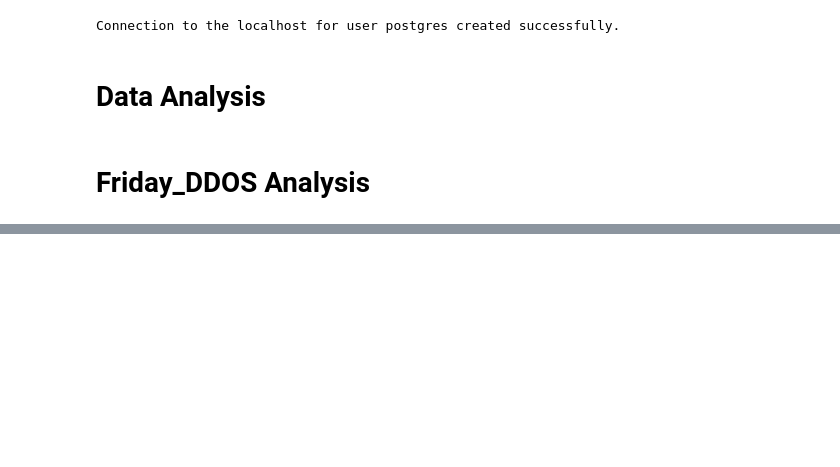
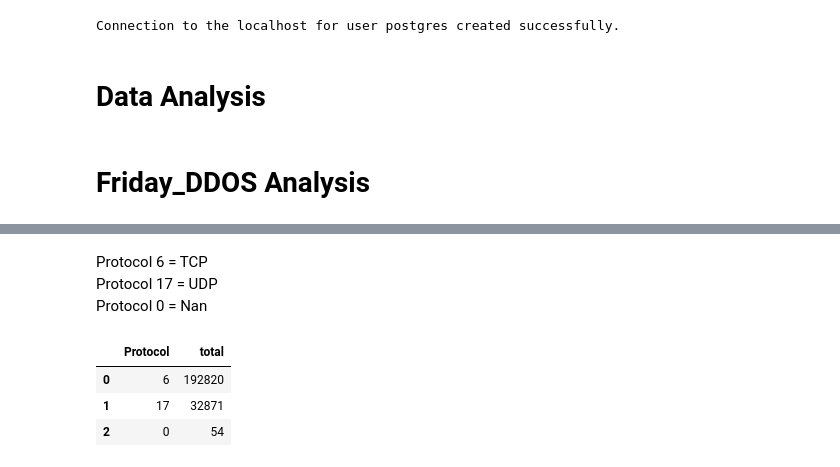
Before and after one commit to lka1459/cybersecurity-analytics-dashboard, a Jupyter notebook: notebook/01_analysis.ipynb, the cells around one changed output, grey strips where cells are left out. Cells and saved outputs as stored; diff of their text form; code cells hidden in the pictures; blank space fills up the shorter version.

```diff
--- a/notebook/01_analysis.ipynb
+++ b/notebook/01_analysis.ipynb
@@ -150,0 +194,13 @@ After removing missing values: (225741, 79)
+# %%
+protocols = query_database('SELECT " Protocol", COUNT(*) AS total FROM "Friday_Afternoon-DDos" GROUP BY  " Protocol" ORDER BY total DESC')
+# %% [markdown]
+Protocol 6 = TCP \
+Protocol 17 = UDP \
+Protocol 0 = Nan
+# %%
+protocols.head()
+# %% [output]
+|  | Protocol | total |
+| 0 | 6 | 192820 |
+| 1 | 17 | 32871 |
+| 2 | 0 | 54 |
```
Also changed, not shown: parts of 10 cells of this notebook, 4 other files.
